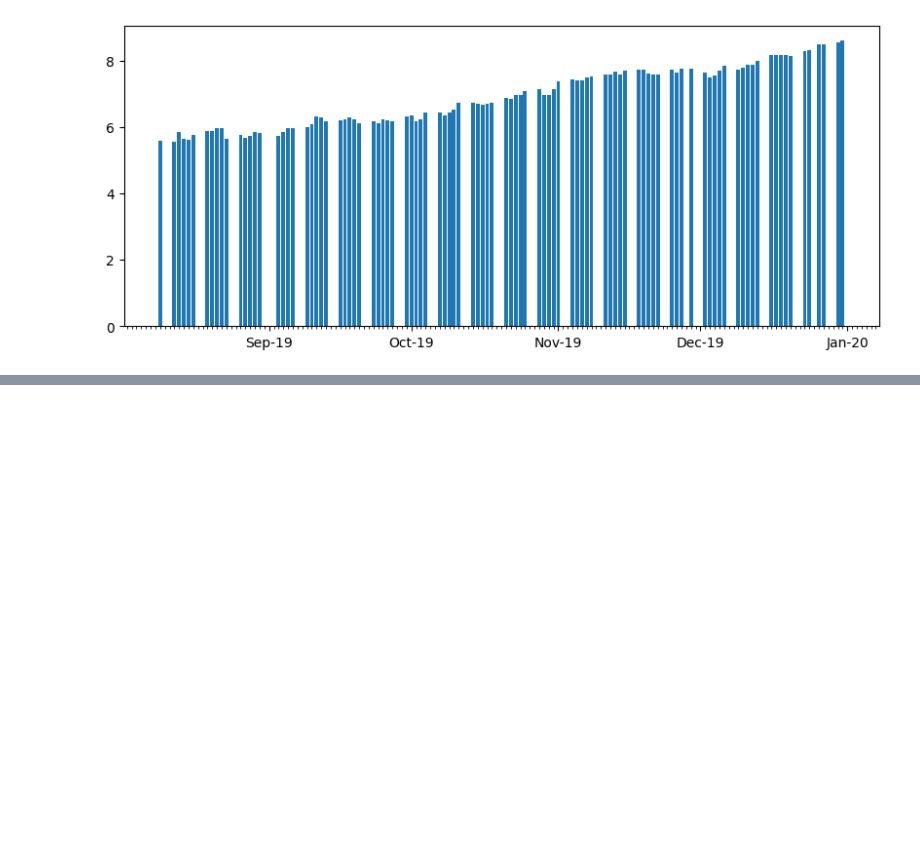
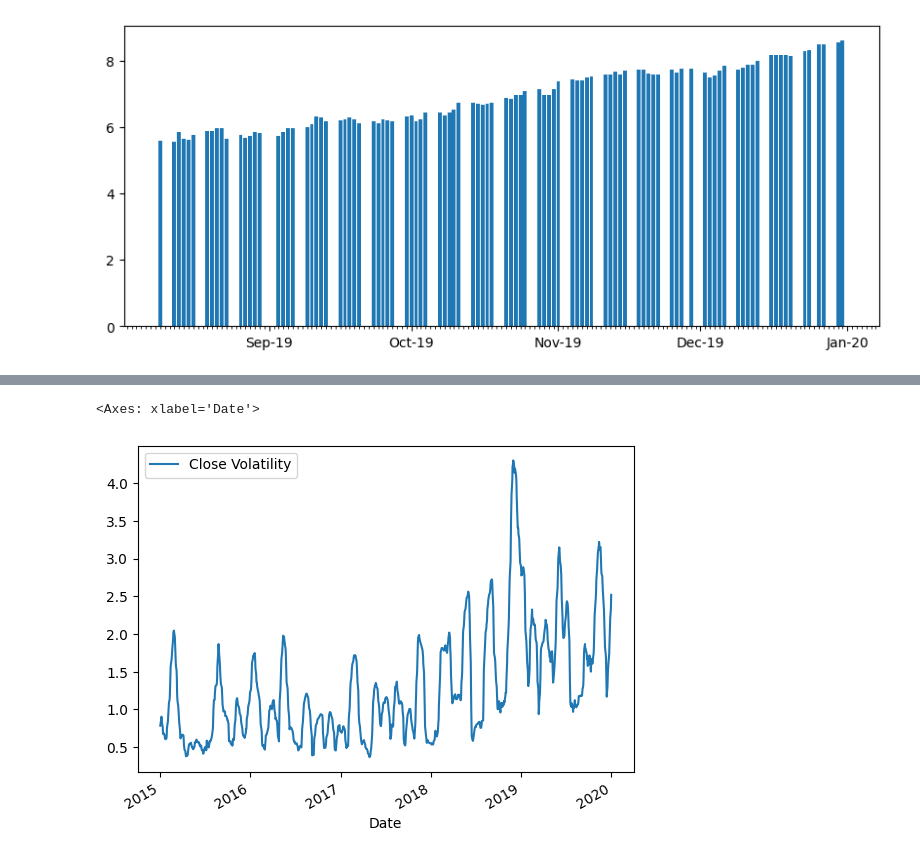
Before and after one commit to matyas-gyu/learning_finance, a Jupyter notebook: learning_finance.ipynb, the cells around one changed output, grey strips where cells are left out. Drawn from its saved outputs; the diff is of its cells as text; code cells hidden in the pictures; blank space fills up the shorter version.

```diff
--- a/learning_finance.ipynb
+++ b/learning_finance.ipynb
@@ -402,0 +434,13 @@ Name: Close, Length: 100, dtype: float64
+# %%
+#30 day rolling voatility challenge
+
+(aapl
+    .loc['2015':'2019']
+    .assign(close_vol = aapl.Close.rolling(window=30).std())
+    .rename(columns ={'close_vol' : 'Close Volatility'})
+    .iloc[:,-1:]
+    .plot()
+)
+# %% [output]
+<Axes: xlabel='Date'>
+[figure, added]
```
Also changed, not shown: parts of 9 cells of this notebook.
